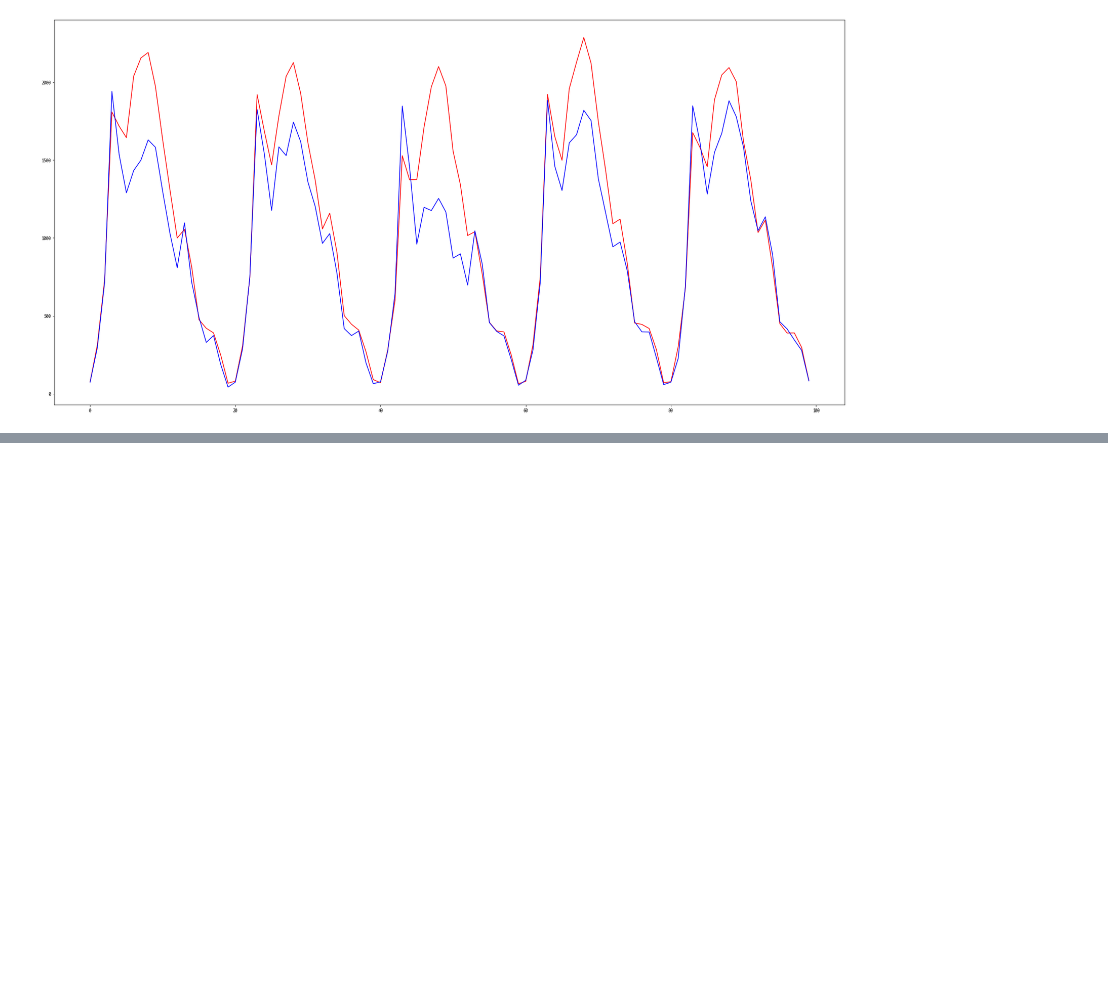
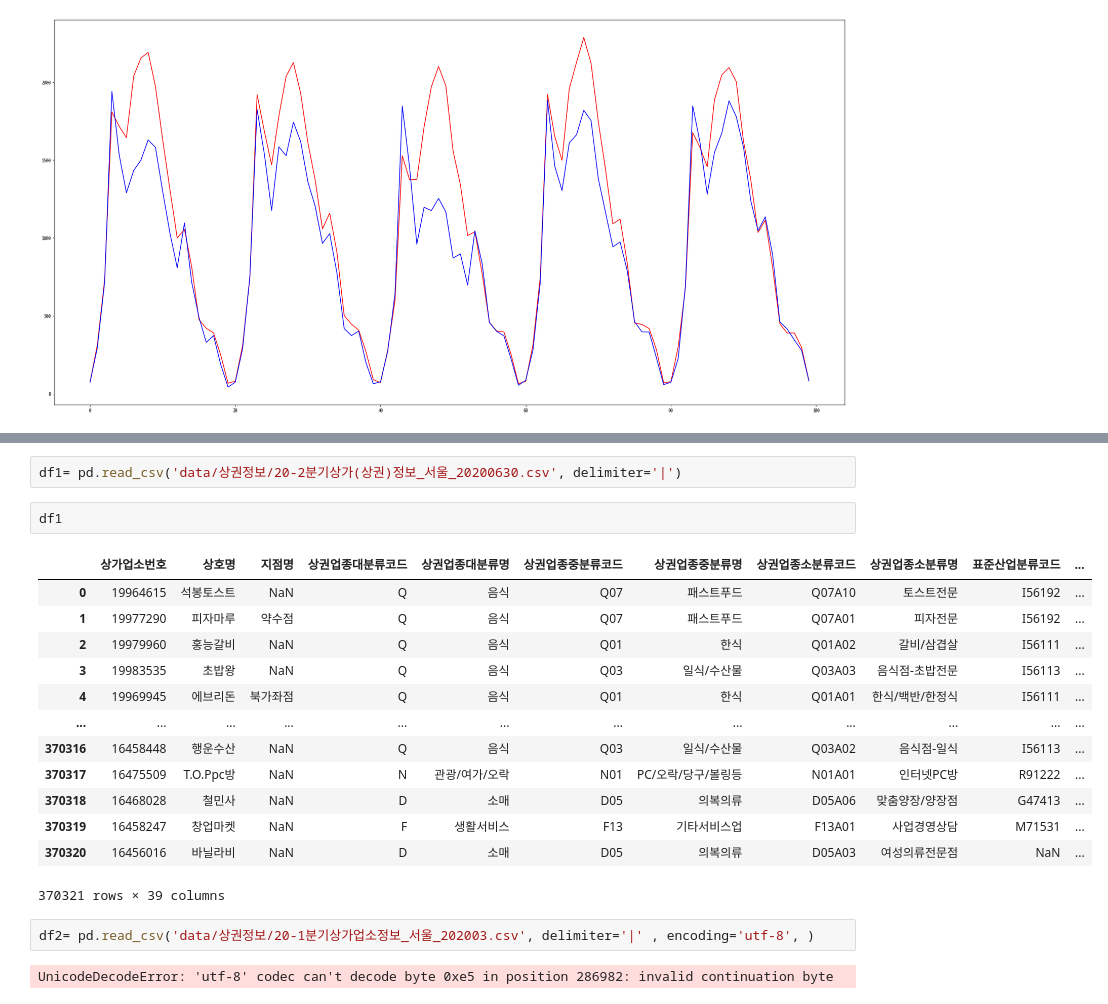
Before and after one commit to Changyoon-Lee/big_contest, a Jupyter notebook: modeling/Untitled.ipynb, the cells around one changed output, grey strips where cells are left out. Saved outputs shown, nothing was run; the diff lists cells and outputs as text; blank space fills up the shorter version.

```diff
--- a/modeling/Untitled.ipynb
+++ b/modeling/Untitled.ipynb
@@ -94,0 +120,22 @@ AttributeError: 'Line2D' object has no property 'figsize'
+# %%
+df1= pd.read_csv('data/상권정보/20-2분기상가(상권)정보_서울_20200630.csv', delimiter='|')
+# %%
+df1
+# %% [output]
+|  | 상가업소번호 | 상호명 | 지점명 | 상권업종대분류코드 | 상권업종대분류명 | 상권업종중분류코드 | 상권업종중분류명 | 상권업종소분류코드 | 상권업종소분류명 | 표준산업분류코드 | ... |
+| 0 | 19964615 | 석봉토스트 | NaN | Q | 음식 | Q07 | 패스트푸드 | Q07A10 | 토스트전문 | I56192 | ... |
+| 1 | 19977290 | 피자마루 | 약수점 | Q | 음식 | Q07 | 패스트푸드 | Q07A01 | 피자전문 | I56192 | ... |
+| 2 | 19979960 | 홍능갈비 | NaN | Q | 음식 | Q01 | 한식 | Q01A02 | 갈비/삼겹살 | I56111 | ... |
+| 3 | 19983535 | 초밥왕 | NaN | Q | 음식 | Q03 | 일식/수산물 | Q03A03 | 음식점-초밥전문 | I56113 | ... |
+| 4 | 19969945 | 에브리돈 | 북가좌점 | Q | 음식 | Q01 | 한식 | Q01A01 | 한식/백반/한정식 | I56111 | ... |
+| ... | ... | ... | ... | ... | ... | ... | ... | ... | ... | ... | ... |
+| 370316 | 16458448 | 행운수산 | NaN | Q | 음식 | Q03 | 일식/수산물 | Q03A02 | 음식점-일식 | I56113 | ... |
+| 370317 | 16475509 | T.O.Ppc방 | NaN | N | 관광/여가/오락 | N01 | PC/오락/당구/볼링등 | N01A01 | 인터넷PC방 | R91222 | ... |
+| 370318 | 16468028 | 철민사 | NaN | D | 소매 | D05 | 의복의류 | D05A06 | 맞춤양장/양장점 | G47413 | ... |
+| 370319 | 16458247 | 창업마켓 | NaN | F | 생활서비스 | F13 | 기타서비스업 | F13A01 | 사업경영상담 | M71531 | ... |
+| 370320 | 16456016 | 바닐라비 | NaN | D | 소매 | D05 | 의복의류 | D05A03 | 여성의류전문점 | NaN | ... |
+370321 rows × 39 columns
+# %%
+df2= pd.read_csv('data/상권정보/20-1분기상가업소정보_서울_202003.csv', delimiter='|' , encoding='utf-8', )
+# %% [output]
+UnicodeDecodeError: 'utf-8' codec can't decode byte 0xe5 in position 286982: invalid continuation byte
```
Also changed, not shown: parts of 5 cells of this notebook, 2 other files.
